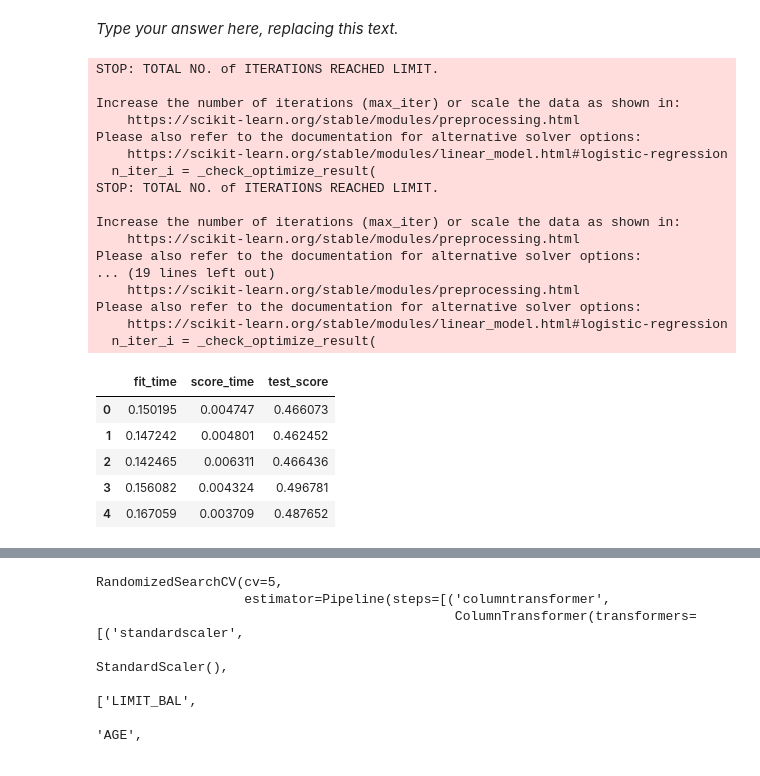
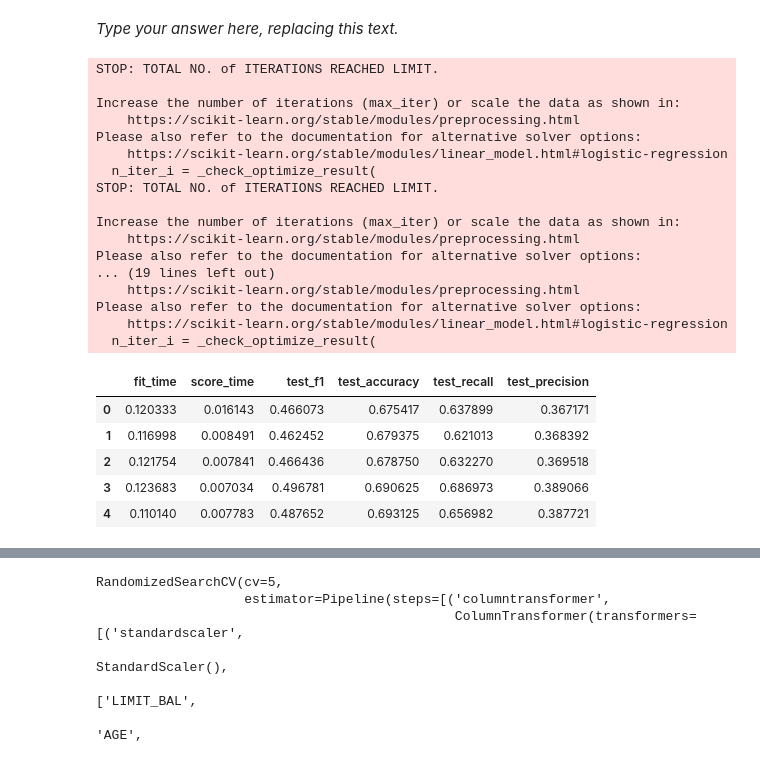
Before and after one commit to UBC-MDS/DSCI_573-Lab_4, a Jupyter notebook: lab4.ipynb, the cells around one changed output, grey strips where cells are left out. Drawn from its saved outputs; the diff is of its cells as text; code cells hidden in the pictures.

Commit message:
models created

```diff
--- a/lab4.ipynb
+++ b/lab4.ipynb
@@ -380,8 +386,9 @@ y_train = train_df['next_month']
 X_test = test_df.drop(columns='next_month')
 y_test = test_df['next_month']
 
+my_scoring = {'f1': 'f1', 'accuracy': 'accuracy', 'recall': 'recall', 'precision': 'precision'}
 
 dummy = make_pipeline(preprocessor, DummyClassifier())
 dummy.fit(X_train, y_train)
-dummy.score(X_test, y_test)
+pd.DataFrame(cross_validate(dummy, X_train, y_train, cv=5, scoring=my_scoring))
 # %% [output]
@@ -409,31 +421,30 @@ _Points:_ 8
 # %% [markdown]
 _Type your answer here, replacing this text._
 # %%
-from sklearn.model_selection import cross_validate
 lr = make_pipeline(preprocessor, LogisticRegression(class_weight='balanced'))
-pd.DataFrame(cross_validate(lr, X_train, y_train, n_jobs=-1, scoring="f1"))
+pd.DataFrame(cross_validate(lr, X_train, y_train, n_jobs=-1, scoring=my_scoring))
 # %% [output]
 STOP: TOTAL NO. of ITERATIONS REACHED LIMIT.
 
 Increase the number of iterations (max_iter) or scale the data as shown in:
     https://scikit-learn.org/stable/modules/preprocessing.html
 Please also refer to the documentation for alternative solver options:
     https://scikit-learn.org/stable/modules/linear_model.html#logistic-regression
   n_iter_i = _check_optimize_result(
 STOP: TOTAL NO. of ITERATIONS REACHED LIMIT.
 
 Increase the number of iterations (max_iter) or scale the data as shown in:
     https://scikit-learn.org/stable/modules/preprocessing.html
 Please also refer to the documentation for alternative solver options:
 ... (19 lines left out)
     https://scikit-learn.org/stable/modules/preprocessing.html
 Please also refer to the documentation for alternative solver options:
     https://scikit-learn.org/stable/modules/linear_model.html#logistic-regression
   n_iter_i = _check_optimize_result(
-|  | fit_time | score_time | test_score |
-| 0 | 0.150195 | 0.004747 | 0.466073 |
-| 1 | 0.147242 | 0.004801 | 0.462452 |
-| 2 | 0.142465 | 0.006311 | 0.466436 |
-| 3 | 0.156082 | 0.004324 | 0.496781 |
-| 4 | 0.167059 | 0.003709 | 0.487652 |
+|  | fit_time | score_time | test_f1 | test_accuracy | test_recall | test_precision |
+| 0 | 0.120333 | 0.016143 | 0.466073 | 0.675417 | 0.637899 | 0.367171 |
+| 1 | 0.116998 | 0.008491 | 0.462452 | 0.679375 | 0.621013 | 0.368392 |
+| 2 | 0.121754 | 0.007841 | 0.466436 | 0.678750 | 0.632270 | 0.369518 |
+| 3 | 0.123683 | 0.007034 | 0.496781 | 0.690625 | 0.686973 | 0.389066 |
+| 4 | 0.110140 | 0.007783 | 0.487652 | 0.693125 | 0.656982 | 0.387721 |
 # %%
```
Also changed, not shown: parts of 23 cells of this notebook, 1 other file.
